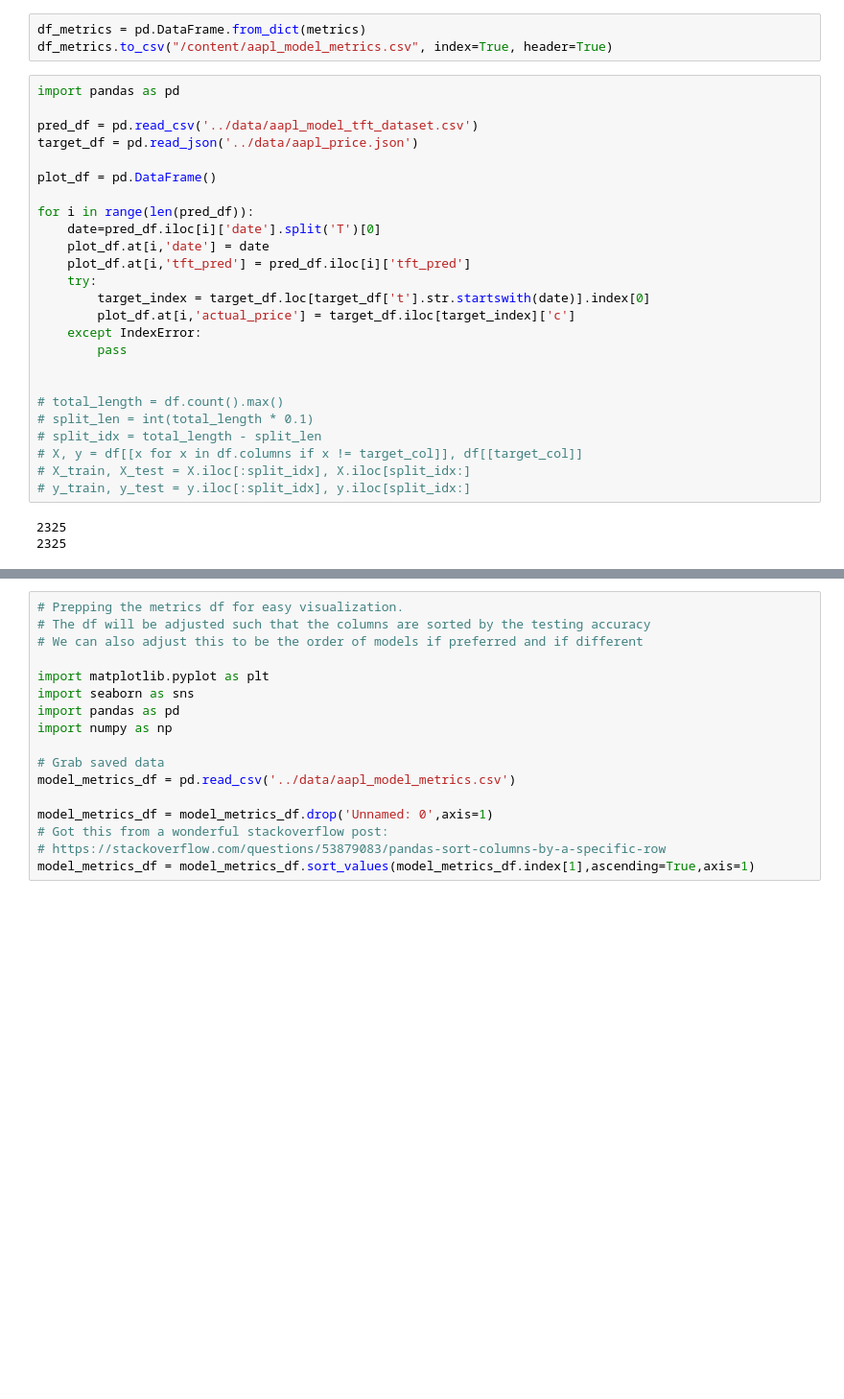
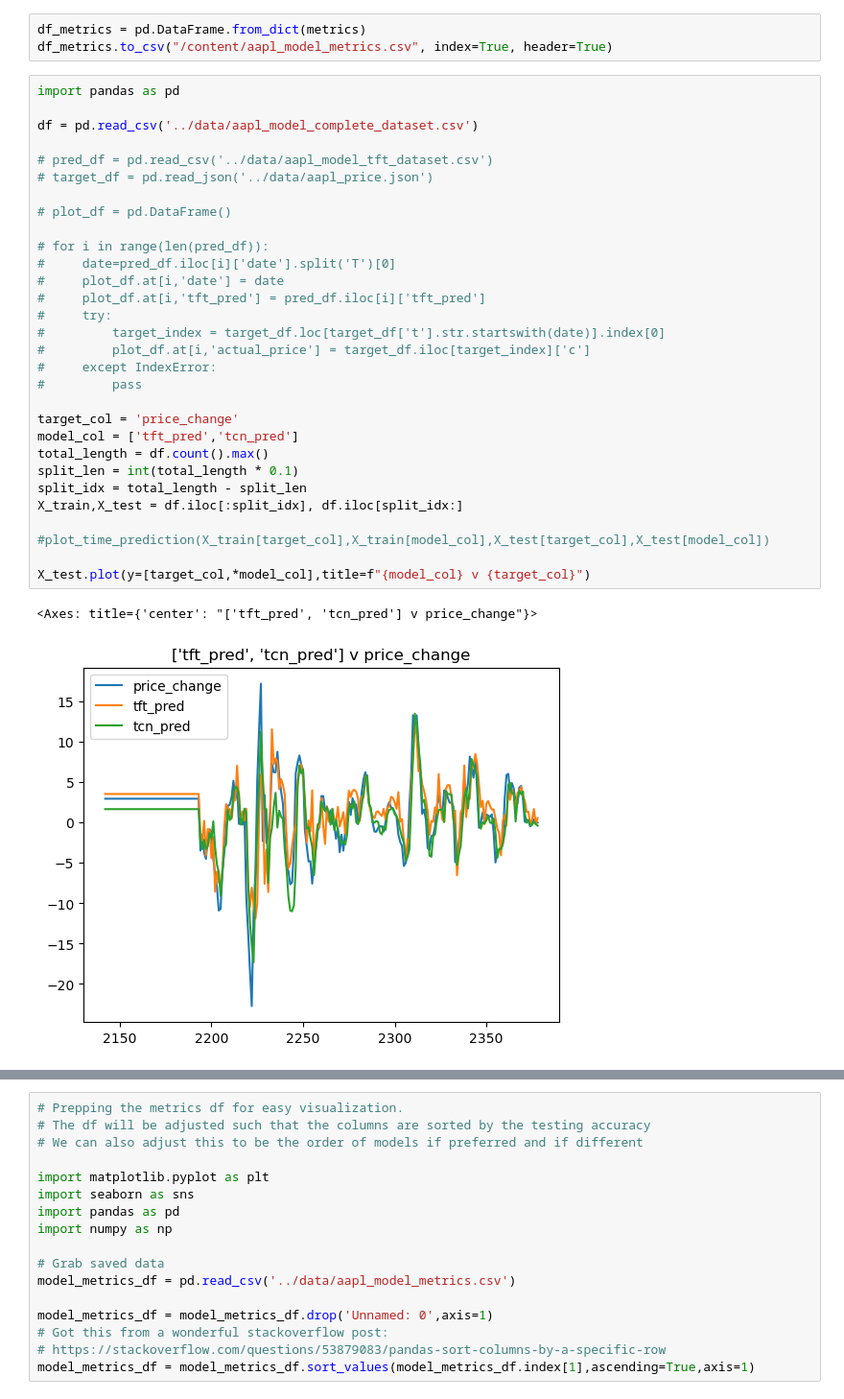
Before and after one commit to danCoder93/ENSF611-FinPrediction, a Jupyter notebook: src/FinPrediction.ipynb, the cells around one changed output, grey strips where cells are left out. Shown at 96% size. Cells and saved outputs as stored; diff of their text form; blank space fills up the shorter version.

Commit message:
add timeseries plot tool

```diff
--- a/src/FinPrediction.ipynb
+++ b/src/FinPrediction.ipynb
@@ -711,31 +711,36 @@ df_metrics.to_csv("/content/aapl_model_metrics.csv", index=True, header=True)
 # %%
 import pandas as pd
 
-pred_df = pd.read_csv('../data/aapl_model_tft_dataset.csv')
-target_df = pd.read_json('../data/aapl_price.json')
+df = pd.read_csv('../data/aapl_model_complete_dataset.csv')
 
-plot_df = pd.DataFrame()
+# pred_df = pd.read_csv('../data/aapl_model_tft_dataset.csv')
+# target_df = pd.read_json('../data/aapl_price.json')
 
-for i in range(len(pred_df)):
-    date=pred_df.iloc[i]['date'].split('T')[0]
-    plot_df.at[i,'date'] = date
-    plot_df.at[i,'tft_pred'] = pred_df.iloc[i]['tft_pred']
-    try:
-        target_index = target_df.loc[target_df['t'].str.startswith(date)].index[0]
-        plot_df.at[i,'actual_price'] = target_df.iloc[target_index]['c']
-    except IndexError:
-        pass
+# plot_df = pd.DataFrame()
 
+# for i in range(len(pred_df)):
+#     date=pred_df.iloc[i]['date'].split('T')[0]
+#     plot_df.at[i,'date'] = date
+#     plot_df.at[i,'tft_pred'] = pred_df.iloc[i]['tft_pred']
+#     try:
+#         target_index = target_df.loc[target_df['t'].str.startswith(date)].index[0]
+#         plot_df.at[i,'actual_price'] = target_df.iloc[target_index]['c']
+#     except IndexError:
+#         pass
 
-# total_length = df.count().max()
-# split_len = int(total_length * 0.1)
-# split_idx = total_length - split_len
-# X, y = df[[x for x in df.columns if x != target_col]], df[[target_col]]
-# X_train, X_test = X.iloc[:split_idx], X.iloc[split_idx:]
-# y_train, y_test = y.iloc[:split_idx], y.iloc[split_idx:]
+target_col = 'price_change'
+model_col = ['tft_pred','tcn_pred']
+total_length = df.count().max()
+split_len = int(total_length * 0.1)
+split_idx = total_length - split_len
+X_train,X_test = df.iloc[:split_idx], df.iloc[split_idx:]
+
+#plot_time_prediction(X_train[target_col],X_train[model_col],X_test[target_col],X_test[model_col])
+
+X_test.plot(y=[target_col,*model_col],title=f"{model_col} v {target_col}")
 # %% [output]
-2325
-2325
+<Axes: title={'center': "['tft_pred', 'tcn_pred'] v price_change"}>
+[figure, added]
 # %%
 #Lifted directly from Dr. Maan's code, but I think this would provide a great visual experience
 #It shows the trained, tested, and predicted data. I might try to re-create the look but putting this here for a guide and if we run out of time
```
Also changed, not shown: parts of 1 cell of this notebook, 1 other file.
